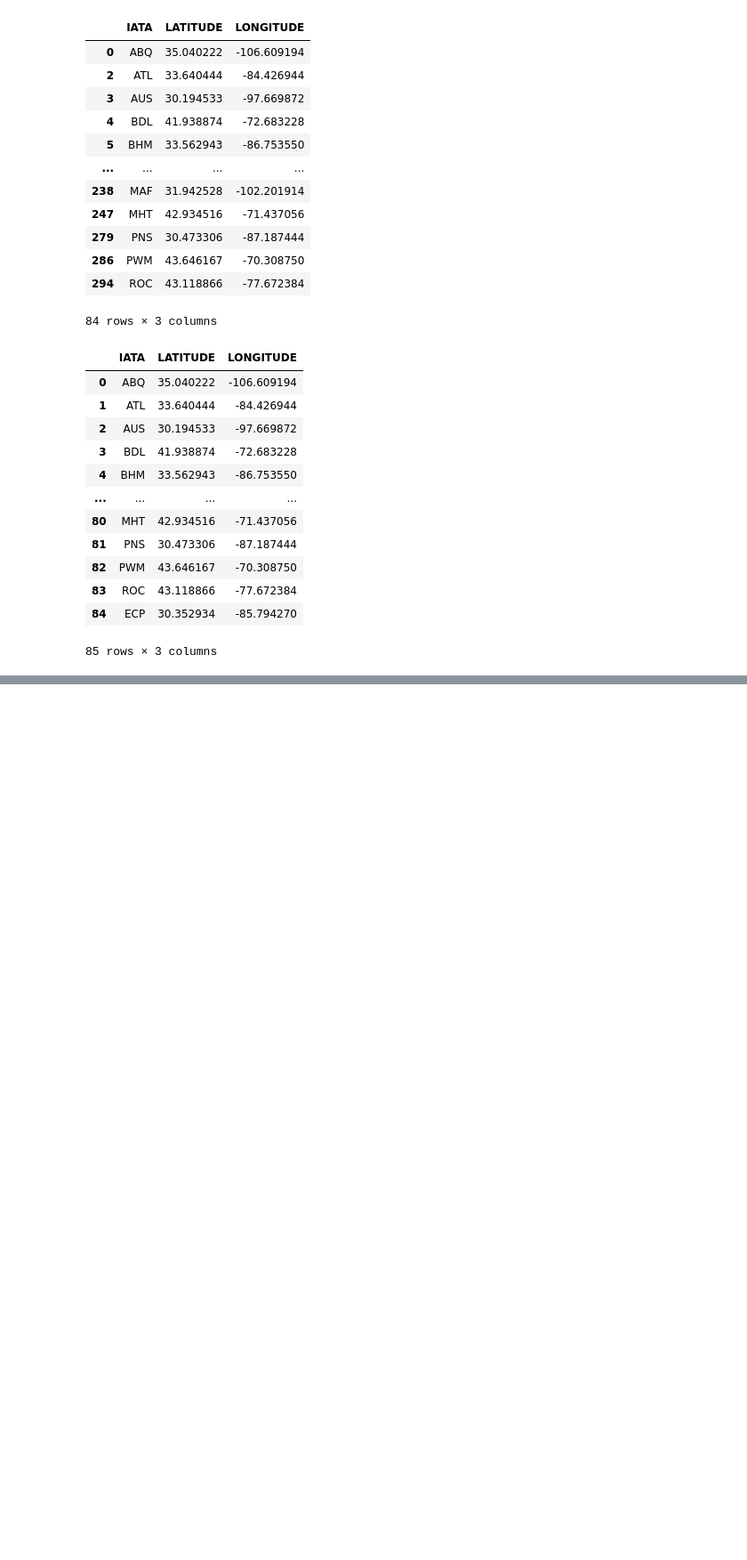
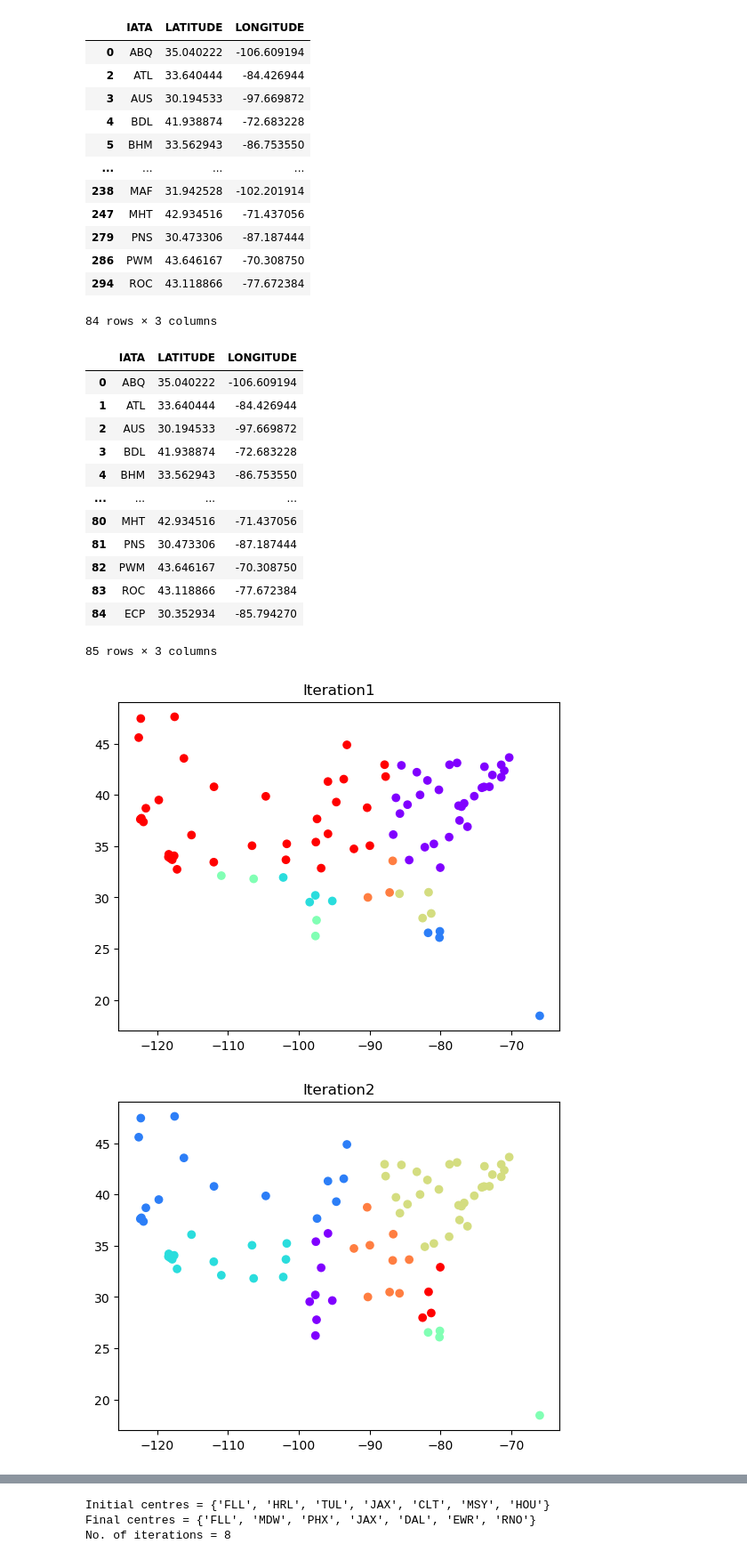
Before and after one commit to krutalp/Airline_Route_Analytics, a Jupyter notebook: Nihaar/Nihaar.ipynb, the cells around one changed output, grey strips where cells are left out. Shown at 89% size. Drawn from its saved outputs; the diff is of its cells as text; code cells hidden in the pictures; blank space fills up the shorter version.

```diff
--- a/Nihaar/Nihaar.ipynb
+++ b/Nihaar/Nihaar.ipynb
@@ -100,6 +93,75 @@ counter=0
 # %%
+#Setting all the fixed pre-requisite values
+coordinates=sw_airports_location.values[:,1:3]
+codes=sw_airports_location.values[:,0]
+weights=np.ones(85)
+no_of_clusters=7
+distance_matrix=np.zeros((codes.size,no_of_clusters))
+counter=0
+
 #Randomly chooses k points that serve as the initial cluster centres
 idx=np.random.choice(codes.size,no_of_clusters,replace=False)
 new_centres=list((codes[idx]))
+initial_centres=set(new_centres)
 old_centres=[]
 centres_coords=coordinates[idx,:]
+
+#Running a loop till the cluster centres converge
+while(set(old_centres)!=set(new_centres)):
+
+    #The cluster centres of the previous iteration become old clusters now
+    old_centres=new_centres
+
+    #Calculates the distance between each point and every centre and stores in the data matrix
+    k,l=0,0
+    for i in coordinates:
+        for j in centres_coords:
+            distance_matrix[k][l]=haversine(list(i),list(j))[0][1]
+            l=l+1
+        l=0
+        k=k+1
+
+    #Assigns each point to a cluster
+    #Labels each point with the cluster centre closest to it and adds it as an attribute to the dataframe
+    labels=[]
+    for i in distance_matrix:
+        i=list(i)
+        labels.append(new_centres[i.index(min(i))])
+    sw_airports_location['LABELS']=labels
+
+    #Plotting the clusters
+    plt.scatter(coordinates[:,1],coordinates[:,0],c=pd.Categorical(labels).codes,cmap=plt.cm.rainbow)
+    plt.title('Iteration'+str(counter+1))
+    plt.show();
+
+    #For each cluster, finds out the weighted average of all latitudes and longitudes (Virtual point)
+    #Makes that point the cluster centre whose haversine distance from the virtual point is least
+    #Assigns all new cluster centres coordinates by replacing old ones
+    centres_coords=[]
+    for centres in np.unique(labels):
+        a=sw_airports_location.loc[sw_airports_location['LABELS']==centres][['LATITUDE','LONGITUDE']].values
+        j=np.average(a,axis=0)
+        min_distance=np.inf
+        for i in a:
+            dd=haversine(list(i),list(j))[0][1]
+            if (dd<min_distance):
+                min_i=i
+                min_distance=dd
+        centres_coords.append(list(min_i))
+
+
+    #Finding the corresponding airports to the newly found cluster centre coordinates
+    new_centres=[]
+    for i in centres_coords:
+        new_centres.append(sw_airports_location.iloc[sw_airports_location.index[(sw_airports_location['LATITUDE']==i[0]) &
+                                                         (sw_airports_location['LONGITUDE']==i[1])].tolist()[0]]['IATA'])
+
+    #Increasing the counter for every iteration
+    counter=counter+1
+
+print('Initial centres =',initial_centres)
+print('Final centres =',set(new_centres))
+print('No. of iterations =',counter)
+# %% [output]
+[figure, added]
+[figure, added]
@@ -105,0 +174,3 @@ centres_coords=coordinates[idx,:]
+Initial centres = {'FLL', 'HRL', 'TUL', 'JAX', 'CLT', 'MSY', 'HOU'}
+Final centres = {'FLL', 'MDW', 'PHX', 'JAX', 'DAL', 'EWR', 'RNO'}
+No. of iterations = 8
```
Also changed, not shown: parts of 7 cells of this notebook.
